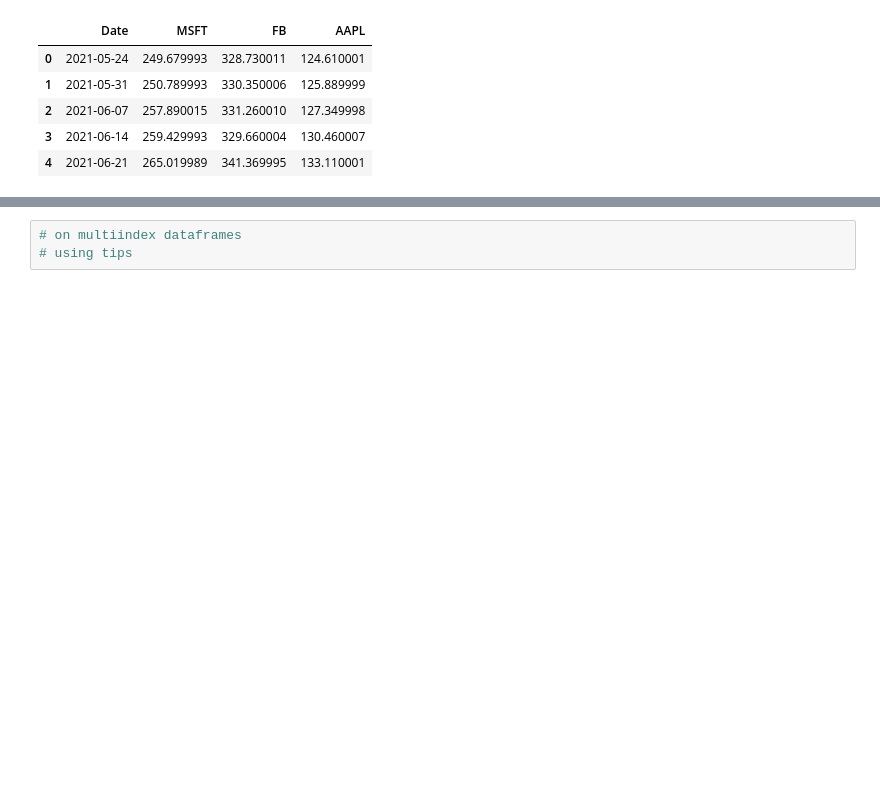
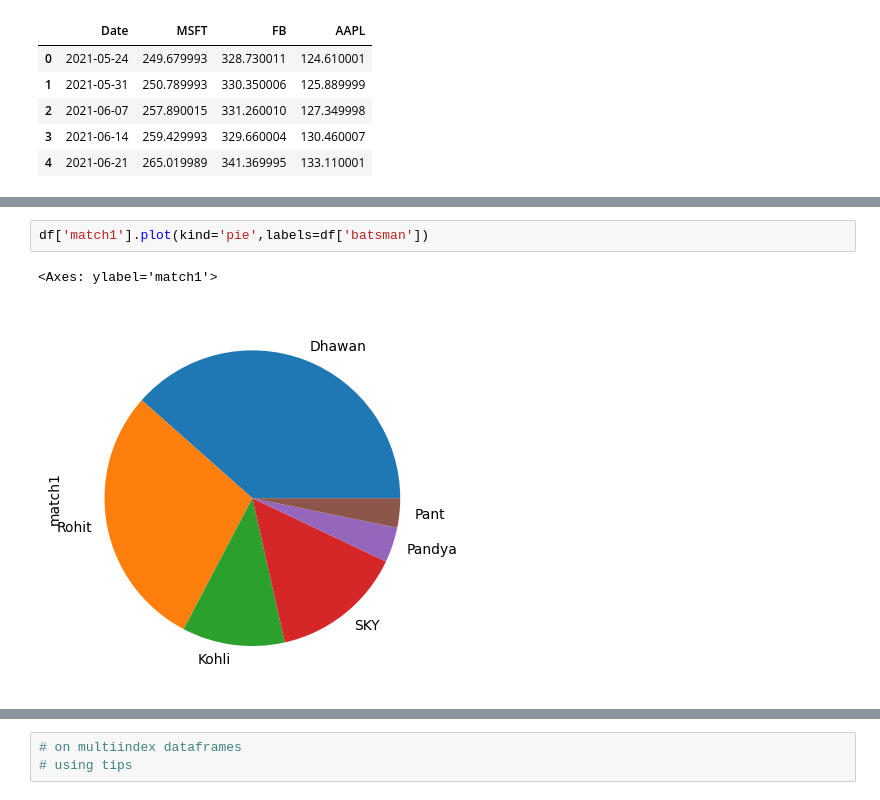
Before and after one commit to sushanttwayana/Exploratory_Data_Analysis-EDA-, a Jupyter notebook: 5.data_visualization/2.advanced_matplotlib.ipynb, the cells around one changed output, grey strips where cells are left out. Saved outputs shown, nothing was run; the diff lists cells and outputs as text; blank space fills up the shorter version.

```diff
--- a/5.data_visualization/2.advanced_matplotlib.ipynb
+++ b/5.data_visualization/2.advanced_matplotlib.ipynb
@@ -647,6 +651,11 @@ df.head()
 | 2 | Kohli | 35 | 123 | 145 |
 | 3 | SKY | 45 | 130 | 45 |
 | 4 | Pandya | 12 | 34 | 10 |
+# %%
+df['match1'].plot(kind='pie',labels=df['batsman'])
+# %% [output]
+<Axes: ylabel='match1'>
+[figure, added]
 # %%
 df['match1'].plot(kind='pie',labels=df['batsman'].values,autopct='%0.1f%%')
 # %% [output]
```
Also changed, not shown: parts of 25 cells of this notebook.
